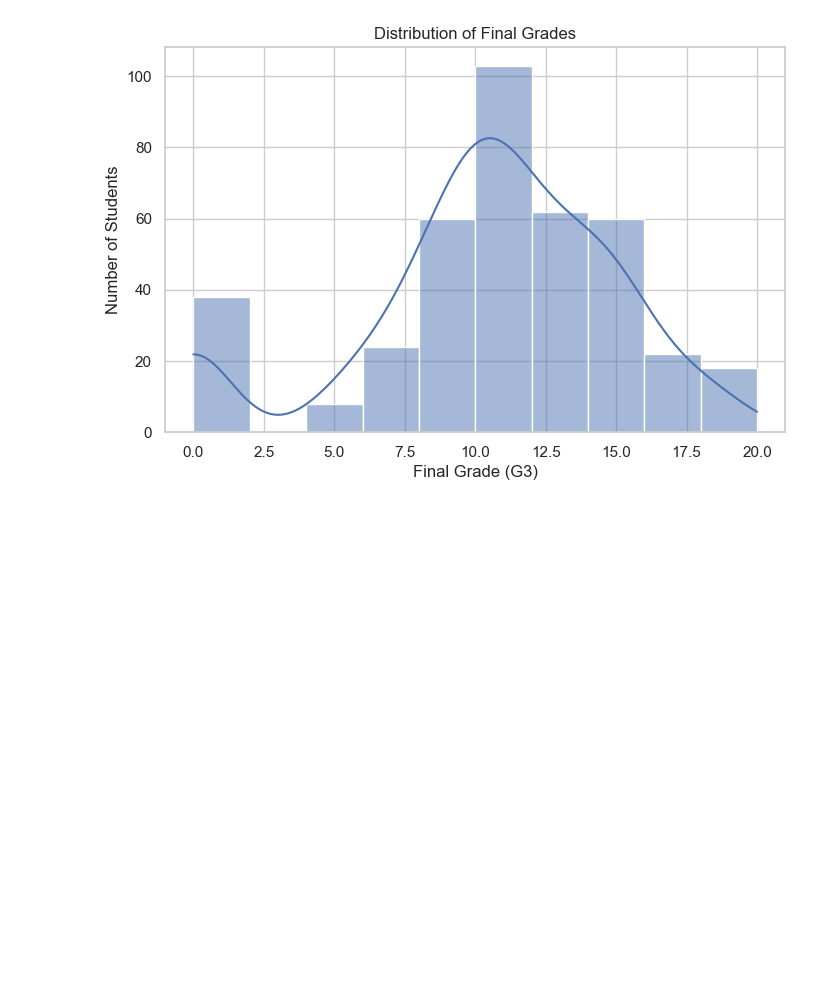
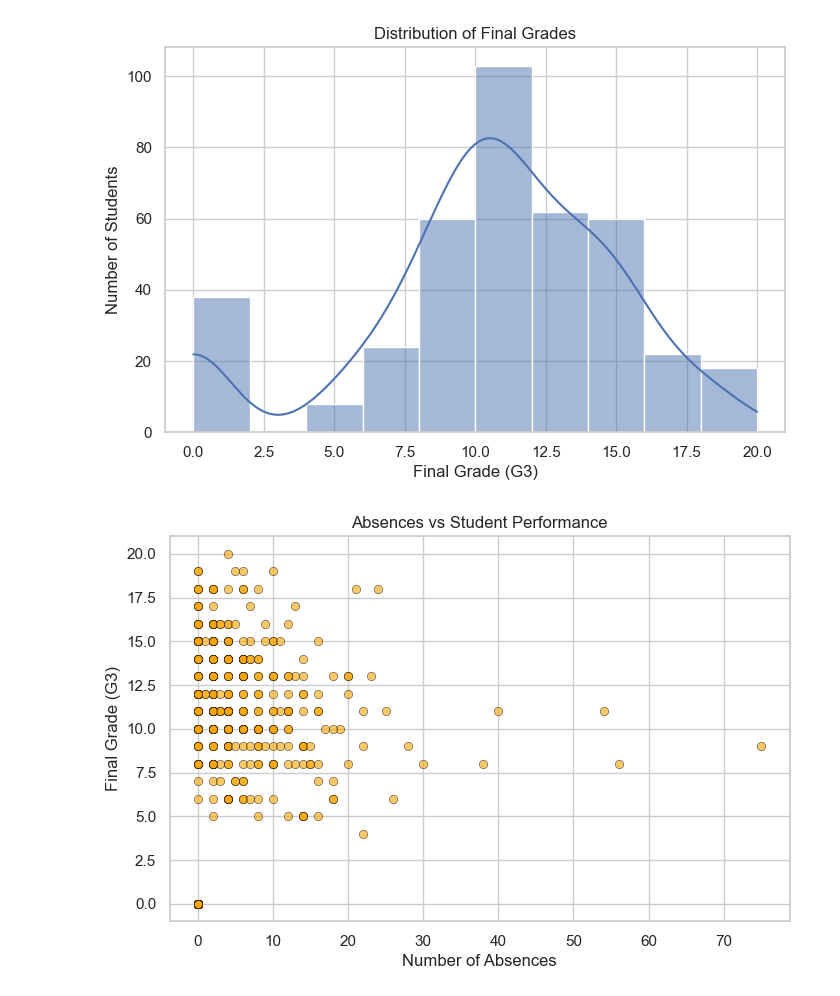
Before and after one commit to sushanth-poojary-1227/Student-performance-data-visualization, a Jupyter notebook: student_performance_visualization.ipynb, the cells around one changed output. Drawn from its saved outputs; the diff is of its cells as text; code cells hidden in the pictures; blank space fills up the shorter version.

Commit message:
Scatter Plot Visualization 3 Absences vs Student Performance

```diff
--- a/student_performance_visualization.ipynb
+++ b/student_performance_visualization.ipynb
@@ -101,3 +101,19 @@ plt.title("Distribution of Final Grades")
 plt.show()
 # %% [output]
 [figure]
+# %%
+plt.figure(figsize=(8,5))
+sns.scatterplot(
+    x="absences",
+    y="G3",
+    data=df,
+    alpha=0.6,
+    edgecolor="black",
+    color ="orange"
+)
+plt.xlabel("Number of Absences")
+plt.ylabel("Final Grade (G3)")
+plt.title("Absences vs Student Performance")
+plt.show()
+# %% [output]
+[figure, added]
```
